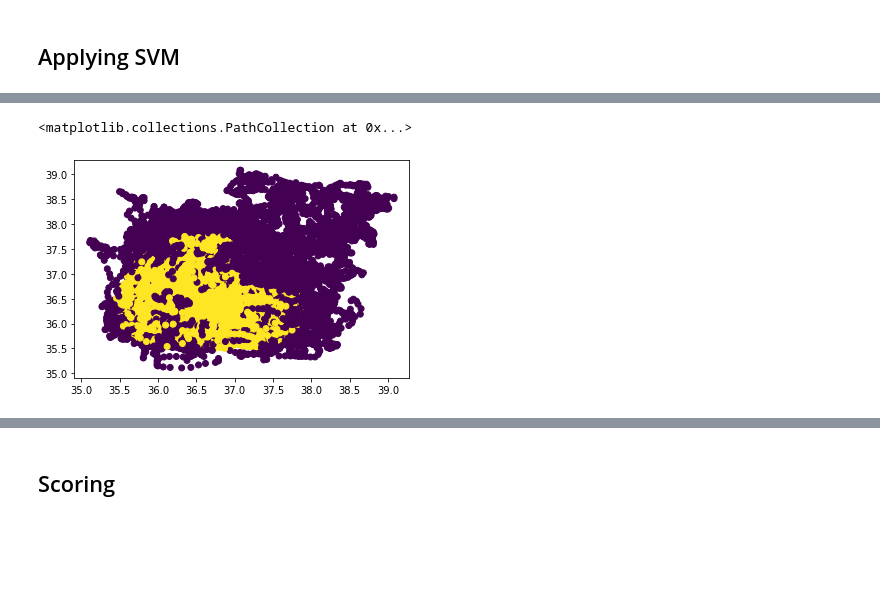
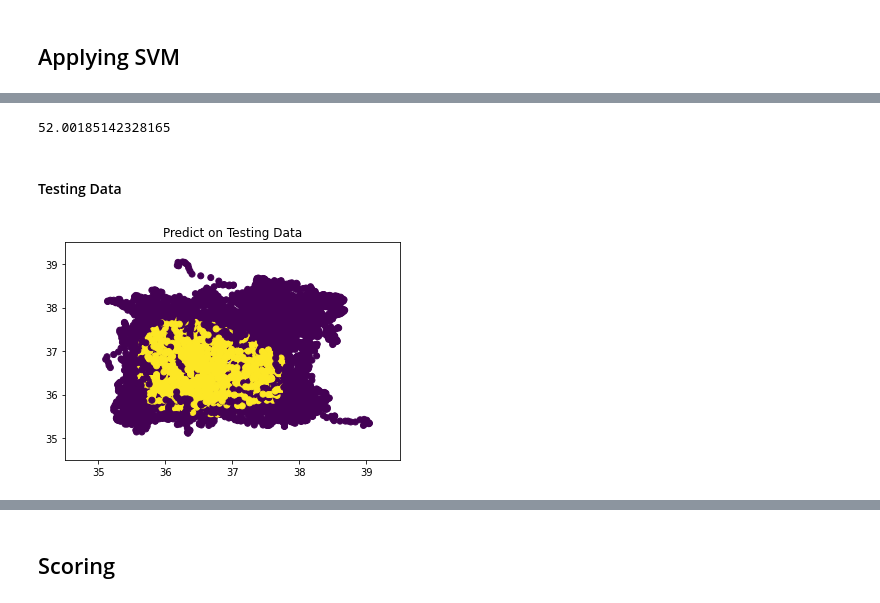
Before and after one commit to sheyaa/caterpillar_mset, a Jupyter notebook: Mice_SVM.ipynb, the cells around one changed output, grey strips where cells are left out. Drawn from its saved outputs; the diff is of its cells as text; code cells hidden in the pictures; blank space fills up the shorter version.

```diff
--- a/Mice_SVM.ipynb
+++ b/Mice_SVM.ipynb
@@ -35,6 +27,10 @@ mice.head()
 x = mice["Minutes"]
 y = mice.iloc[:,9] #selecting CC002-558 Exp. 1 MRSA Deg. C Data
 
-plt.plot(x[:5000],y[:5000])
-plt.xlabel("Minutes") #x label
-plt.ylabel("Temperature (°C)") #y label
+#plt.plot(x[:5000],y[:5000])
+#plt.xlabel("Minutes") #x label
+#plt.ylabel("Temperature (°C)") #y label
+
+# Filling in missing values using forward fill
+y1_fw = y.fillna(method='ffill')
+y1_bw = y1_fw.fillna(method='bfill') #backward fill
@@ -75,9 +38,9 @@ ax[1].grid()
 ## Time Delay Embedding
 # %%
 #TDE on original data
-Z = tde.tde(y)
+Z = tde.tde(y1_bw)
 Z = Z.T
-Z
+#Z
 
 #TDE on the data that had values excluded
 #X = tde.tde(y1)
@@ -95,10 +50,11 @@ array([[36.21, 36.62,   nan],
 # %%
 # ORIGINAL DATA
 #importing the model
-model_1 = svm.OneClassSVM()
+model = svm.OneClassSVM()
 
 #fit the data
-model_1.fit(Z[:5000,:])
+model.fit(Z[:5041,:]) #5001
 
 #predict the data
-predict_1 = model_1.predict(Z[5001:,:])
+predict_1 = model.predict(Z[720:5041,:]) #5001
+predict_2 = model.predict(Z[5041:,:])
@@ -128,7 +114,20 @@ NameError: name 'predict_1' is not defined
+# %%
+sum(anomaly_1)
+(sum(anomaly_1)/sum(nonanomaly_1+anomaly_1))*100
+# %% [output]
+52.00185142328165
+# %% [markdown]
+#### Testing Data
 # %%
-#plotting the scatterplot
-plt.scatter(X[5001:,0],X[5001:,1], c = predict_2)
+# Plotting the scatterplot (predicting on train data)
+plt.scatter(Z[5041:,0],Z[5041:,1], c = predict_2)
+plt.xlim(34.5, 39.5)
+plt.ylim(34.5, 39.5)
+plt.title("Predict on Testing Data")
+
+# Saving the Image
+Predict_test = "Predict_test.png"   # saving the file as the name of the mouse
+plt.savefig(Predict_test, facecolor='white')
 # %% [output]
-<matplotlib.collections.PathCollection at 0x...>
-[figure, old version]
+[figure, new version]
 # %%
```
Also changed, not shown: parts of 36 cells of this notebook, 1 other file.
